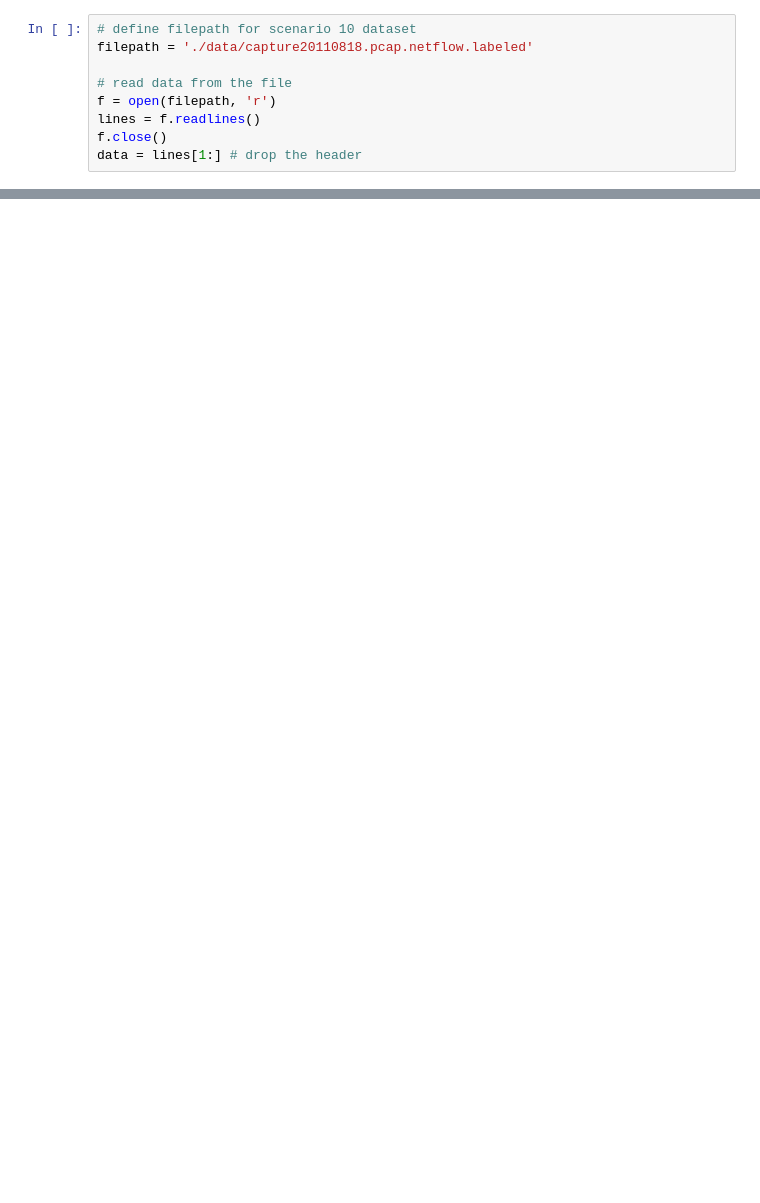
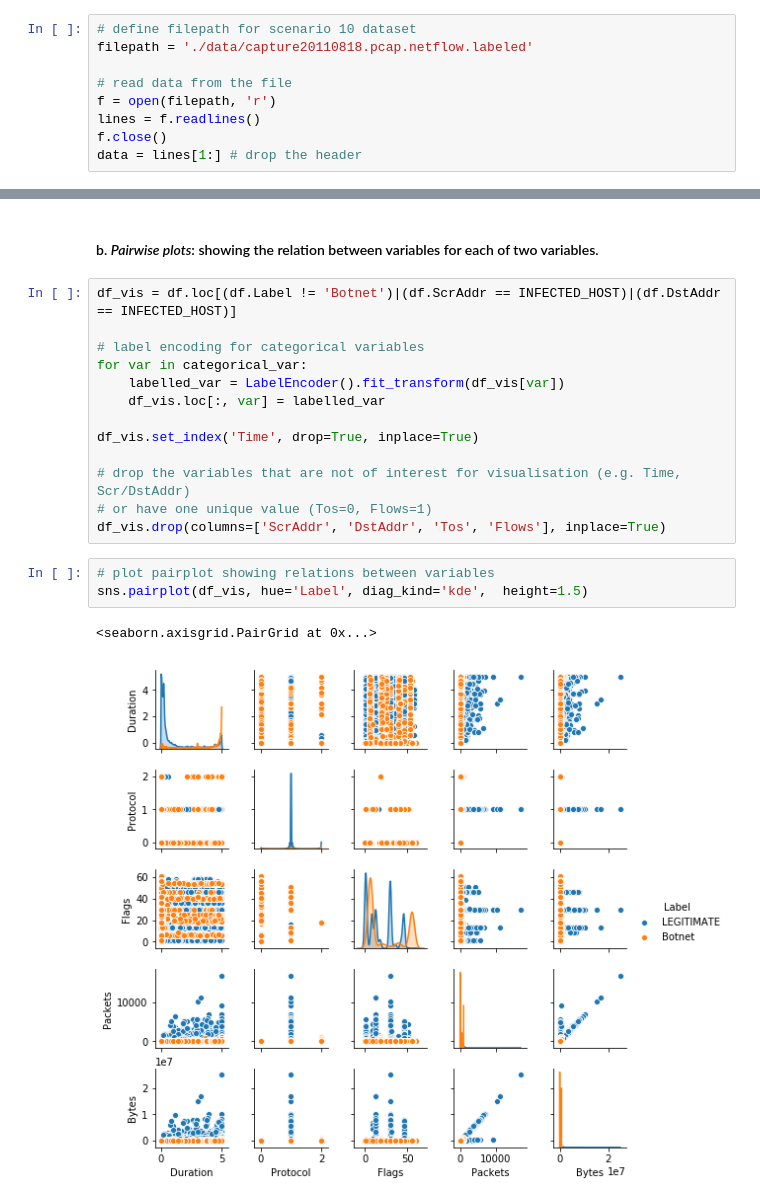
Before and after one commit to chengh42/Cyber-Data-Analytics, a Jupyter notebook: data stream/Task3_Discretization.ipynb, the cells around one changed output, grey strips where cells are left out. Saved outputs shown, nothing was run; the diff lists cells and outputs as text; blank space fills up the shorter version.

```diff
--- a/data stream/Task3_Discretization.ipynb
+++ b/data stream/Task3_Discretization.ipynb
@@ -105,0 +185,21 @@ sns.pairplot(df_vis, hue='Label',
+# %% [markdown]
+#### b. *Pairwise plots*: showing the relation between variables for each of two variables.
+# %%
+df_vis = df.loc[(df.Label != 'Botnet')|(df.ScrAddr == INFECTED_HOST)|(df.DstAddr == INFECTED_HOST)]
+
+# label encoding for categorical variables
+for var in categorical_var:
+    labelled_var = LabelEncoder().fit_transform(df_vis[var])
+    df_vis.loc[:, var] = labelled_var
+
+df_vis.set_index('Time', drop=True, inplace=True)
+
+# drop the variables that are not of interest for visualisation (e.g. Time, Scr/DstAddr)
+# or have one unique value (Tos=0, Flows=1)
+df_vis.drop(columns=['ScrAddr', 'DstAddr', 'Tos', 'Flows'], inplace=True)
+# %%
+# plot pairplot showing relations between variables
+sns.pairplot(df_vis, hue='Label', diag_kind='kde',  height=1.5)
+# %% [output]
+<seaborn.axisgrid.PairGrid at 0x...>
+[figure, added]
```
Also changed, not shown: parts of 22 cells of this notebook.
